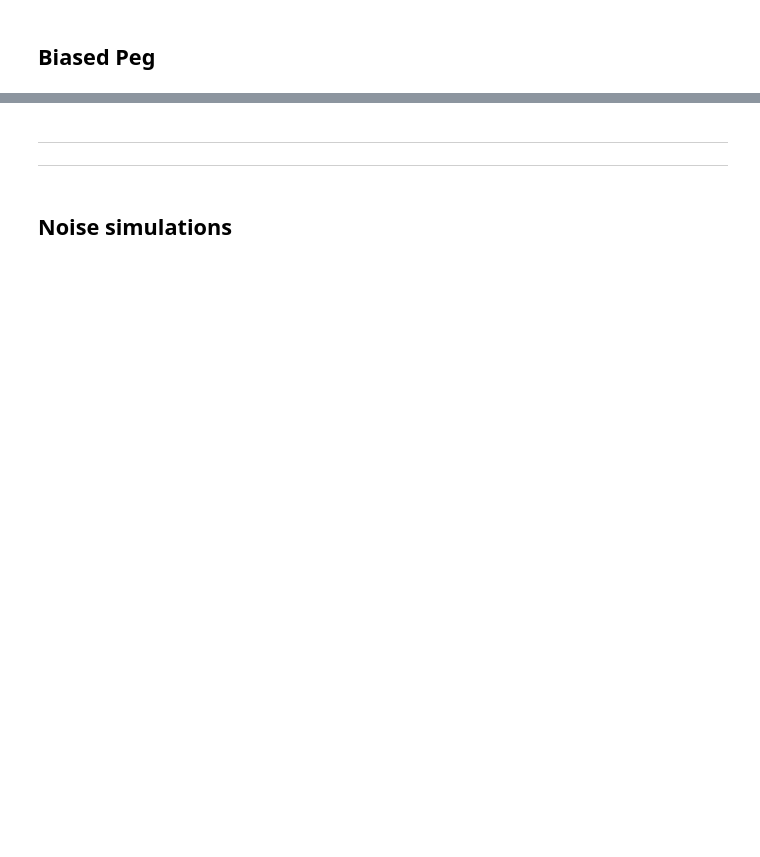
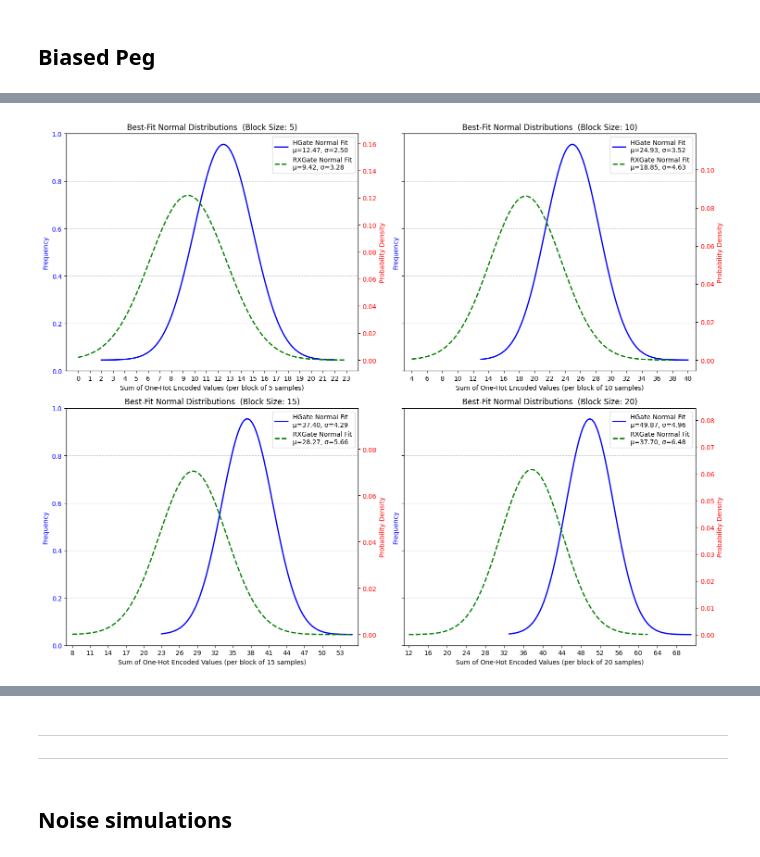
Before and after one commit to virajd98/Q-Plinkers, a Jupyter notebook: WorkingFile.ipynb, the cells around one changed output, grey strips where cells are left out. Cells and saved outputs as stored; diff of their text form; code cells hidden in the pictures; blank space fills up the shorter version.

```diff
--- a/WorkingFile.ipynb
+++ b/WorkingFile.ipynb
@@ -469,19 +489,2 @@ for gate in gate_set:
 # %% [markdown]
 ## Biased Peg
-# %%
-gate_biased= [RXGate(2 * np.pi/3), RXGate(np.pi/3)]
-
-for gate in gate_biased:
-    qc = galton_box_shifted(5, gate)
-    backend = Aer.get_backend('qasm_simulator')
-    compiled = transpile(qc, backend)
-    job = backend.run(compiled, shots=1e4)
-    counts = job.result().get_counts()
-
-    print(f"Gate: {gate.name if hasattr(gate, 'name') else gate}")
-    print("Measurement results (bitstrings):")
-    for bitstring, count in sorted(counts.items(), key=lambda x: x[1], reverse=True):
-        print(f"{bitstring} : {count}")
-
-    plot_histogram(counts)
-    plt.show()
@@ -508,0 +491,78 @@ Measurement results (bitstrings):
+# %%
+from scipy.stats import norm
+gate_biased = [HGate(), RXGate(2 * np.pi/3)]
+block_size_list = [5,10,15,20]
+data_to_plot = {bs: {} for bs in block_size_list}
+
+for gate in gate_biased:
+    qc = galton_box_shifted(5, gate, draw=False)
+    backend = Aer.get_backend('qasm_simulator')
+    compiled = transpile(qc, backend)
+    job = backend.run(compiled, shots=100000, memory=True)
+    memory_counts = job.result().get_memory()
+
+    gate_name = gate.name if hasattr(gate, 'name') else str(gate)
+    print(f"Processing Gate: {gate_name}")
+
+    for block_size in block_size_list:
+        _, block_sums, bin_size = post_process_histogram(memory_counts, block_size)
+        mu, std = norm.fit(block_sums)
+        data_to_plot[block_size][gate_name] = {'mu': mu, 'std': std, 'block_sums': block_sums, 'bin_size': bin_size}
+        print(f"  Block Size {block_size}: mean = {mu:.2f}, std = {std:.2f}")
+
+
+fig, axes = plt.subplots(2, 2, figsize=(15, 12), sharex=False, sharey='row')
+axes = axes.flatten()
+
+for i, block_size in enumerate(block_size_list):
+    ax = axes[i]
+    ax2 = ax.twinx()
+
+    title_suffix = f" (Block Size: {block_size})"
+
+    # Get data for HGate
+    hgate_data = data_to_plot[block_size]['h']
+    mu_h, std_h = hgate_data['mu'], hgate_data['std']
+    block_sums_h = hgate_data['block_sums']
+    bin_size_h = hgate_data['bin_size']
+
+    # Get data for RXGate
+    rxgate_data = data_to_plot[block_size]['rx']
+    mu_rx, std_rx = rxgate_data['mu'], rxgate_data['std']
+    block_sums_rx = rxgate_data['block_sums']
+    bin_size_rx = rxgate_data['bin_size']
+
+    # Plot HGate Normal Fit
+    xmin_h, xmax_h = min(block_sums_h), max(block_sums_h)
+    x_h = np.linspace(xmin_h, xmax_h, 100)
+    p_h = norm.pdf(x_h, mu_h, std_h)
+    ax2.plot(x_h, p_h, 'b-', linewidth=2, label=f'HGate Normal Fit\nμ={mu_h:.2f}, σ={std_h:.2f}')
+
+    # Plot RXGate Normal Fit
+    xmin_rx, xmax_rx = min(block_sums_rx), max(block_sums_rx)
+    x_rx = np.linspace(xmin_rx, xmax_rx, 100)
+    p_rx = norm.pdf(x_rx, mu_rx, std_rx)
+    ax2.plot(x_rx, p_rx, 'g--', linewidth=2, label=f'RXGate Normal Fit\nμ={mu_rx:.2f}, σ={std_rx:.2f}')
+
+    # Set labels and title
+    ax.set_xlabel(f"Sum of One-Hot Encoded Values (per block of {block_size} samples)")
+    ax.set_ylabel("Frequency", color='blue') # Placeholder, as we are not plotting histogram directly here
+    ax2.set_ylabel("Probability Density", color='red')
+    ax.set_title(f"Best-Fit Normal Distributions {title_suffix}")
+
+    ax.tick_params(axis='y', labelcolor='blue')
+    ax2.tick_params(axis='y', labelcolor='red')
+
+    all_x_values = list(block_sums_h) + list(block_sums_rx) # Convert to list here
+    if all_x_values:
+        min_overall_x = min(all_x_values)
+        max_overall_x = max(all_x_values)
+        ax.set_xlim(min_overall_x - 1, max_overall_x + 1)
+        ax.set_xticks(range(int(min_overall_x), int(max_overall_x) + 1, max(1, block_size // 5))) # Adjust x-ticks
+
+    ax.grid(axis='y', linestyle='--', alpha=0.7)
+    ax2.legend(loc='upper right')
+
+plt.tight_layout()
+plt.show()
+# %% [output]
@@ -508,0 +579 @@ Measurement results (bitstrings):
+[figure, added]
```
Also changed, not shown: parts of 26 cells of this notebook.
